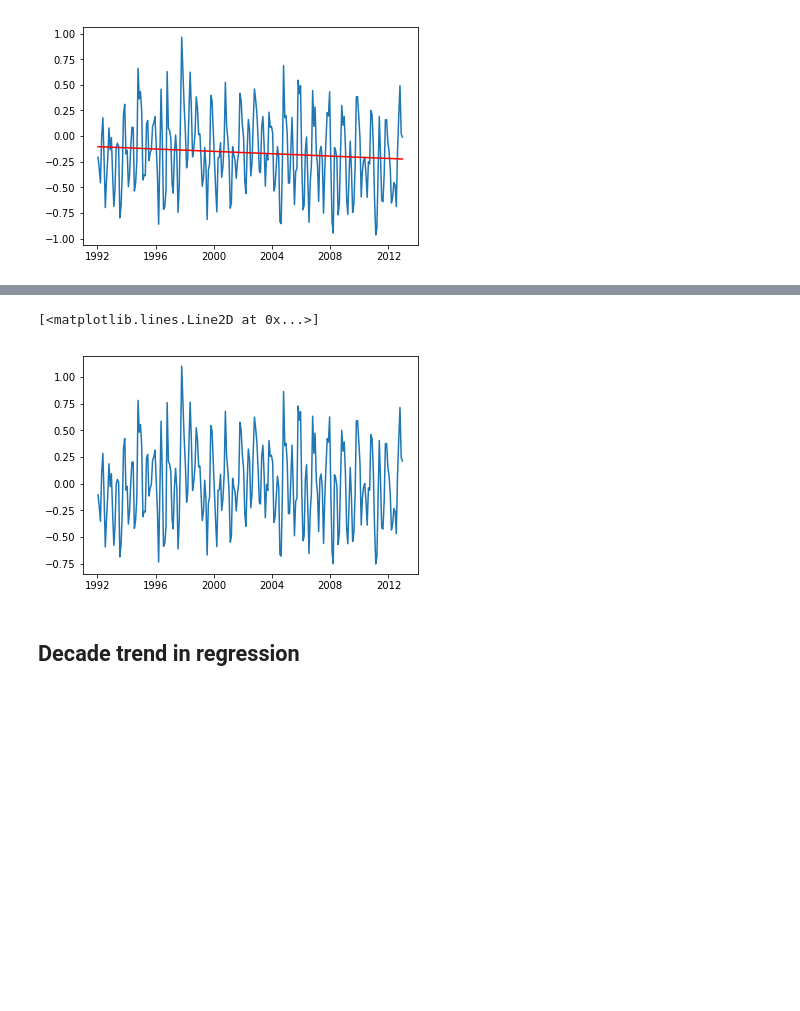
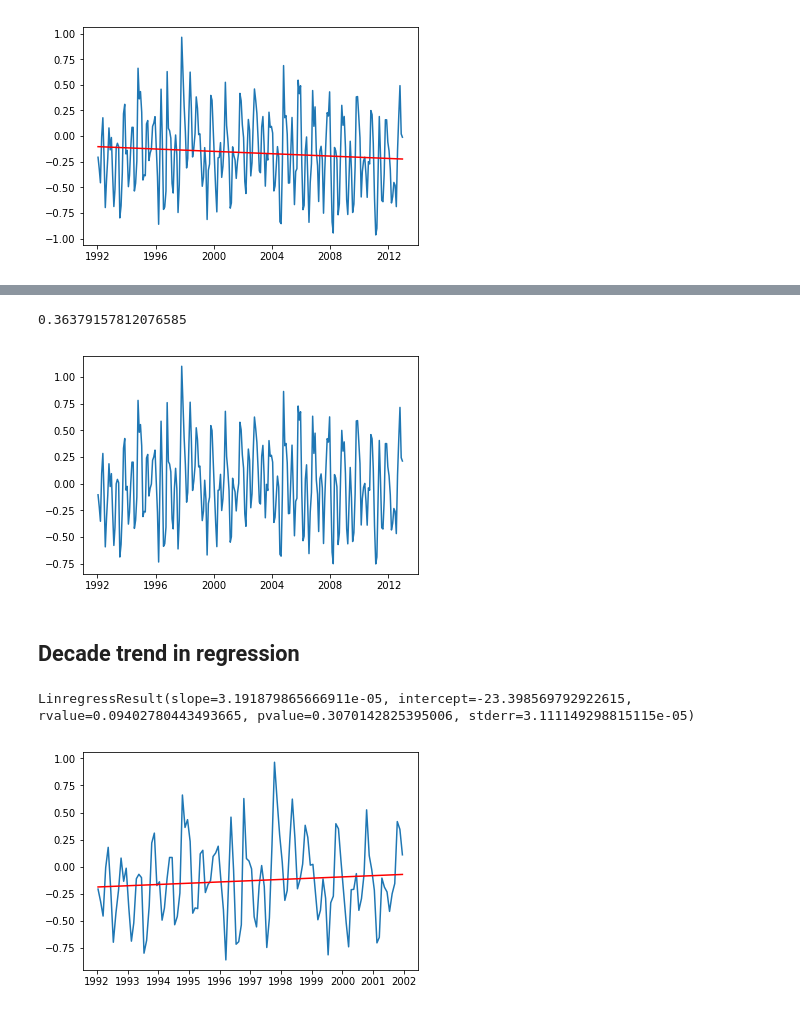
Before and after one commit to rursino/carbon-cycle-feedbacks, a Jupyter notebook: Peylin_flux/Notebooks/lin_reg.ipynb, the cells around one changed output, grey strips where cells are left out. Cells and saved outputs as stored; diff of their text form; code cells hidden in the pictures; blank space fills up the shorter version.

Commit message:
Completed linear regressions for both flux vs. time and CO2

```diff
--- a/Peylin_flux/Notebooks/lin_reg.ipynb
+++ b/Peylin_flux/Notebooks/lin_reg.ipynb
@@ -112,5 +97,6 @@ LinregressResult(slope=-1.5779362069780823e-05, intercept=11.37195702468497, rva
 # %%
 plt.plot(Rayner.time, Rayner.earth_land_total-line)
+print((Rayner.earth_land_total-line).std())
 # %% [output]
-[<matplotlib.lines.Line2D at 0x...>]
+0.36379157812076585
 [figure]
@@ -117,2 +107,24 @@ plt.plot(Rayner.time, Rayner.earth_land_total-line)
 # %% [markdown]
 ## Decade trend in regression
+# %%
+def decade_sel(decade):
+    index_list = []
+    for index, date in enumerate(Rayner.time):
+        if date.year in decade:
+            index_list.append(index)
+    return index_list
+# %%
+i = decade_sel(range(1992,2002))
+# %%
+reg_land = stats.linregress(Rayner_time_ords.values.astype(float)[i], Rayner['earth_land_total'].astype(float)[i])
+slope_land = reg_land[0]
+intercept_land = reg_land[1]
+
+line_i = slope_land*Rayner_time_ords.values.astype(float)[i]+intercept_land
+
+plt.plot(Rayner.time[i], Rayner.earth_land_total[i])
+plt.plot(Rayner_time_ords.values.astype(float)[i], line_i, color ='r')
+print(reg_land)
+# %% [output]
+LinregressResult(slope=3.191879865666911e-05, intercept=-23.398569792922615, rvalue=0.09402780443493665, pvalue=0.3070142825395006, stderr=3.111149298815115e-05)
+[figure, added]
```
Also changed, not shown: parts of 30 cells of this notebook, 3 other files.
